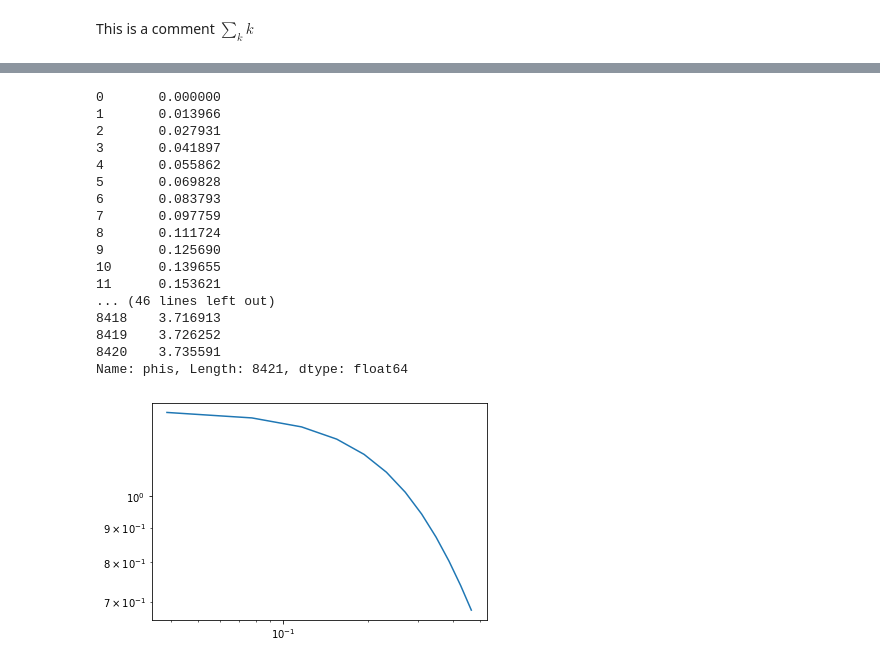
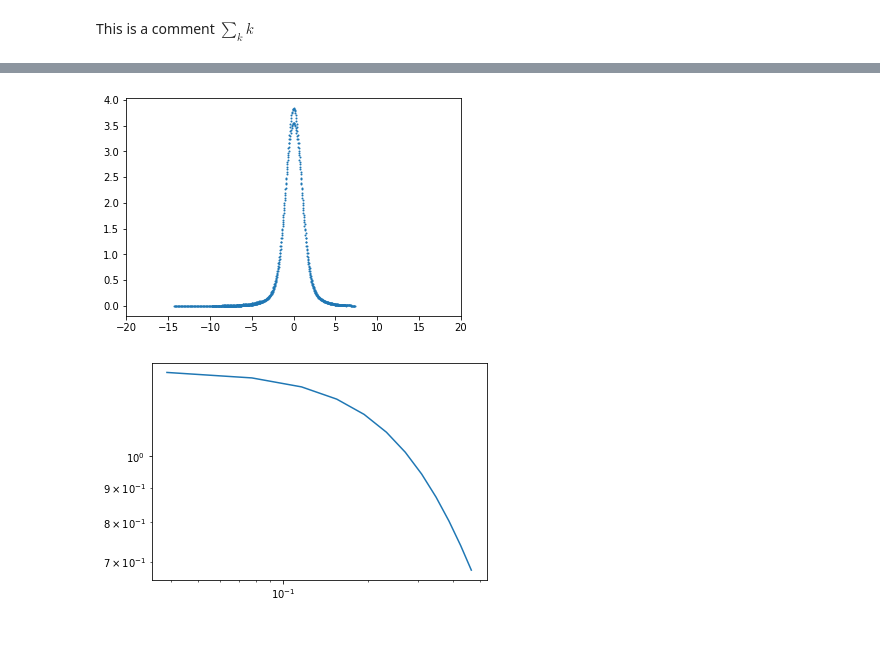
Before and after one commit to n-e-sherman/mps, a Jupyter notebook: jupyter/Untitled.ipynb, the cells around one changed output, grey strips where cells are left out. Saved outputs shown, nothing was run; the diff lists cells and outputs as text; code cells hidden in the pictures; blank space fills up the shorter version.

```diff
--- a/jupyter/Untitled.ipynb
+++ b/jupyter/Untitled.ipynb
@@ -99,30 +86,32 @@ for i,f in enumerate(os.listdir("../.results/broadening/")):
         df = pd.concat([df,pd.read_csv('../.results/broadening/'+f)])
 # %%
 dft = df.loc[(df['eta'] == 0.1) & (df['thermal'] == 1) & (df['N']==50) & (df['Model']=='XX') & (df['MaxDim'] == 50) & (df['nChebysev']==100)]
-# %%
-dft = pd.read_csv('S/Heisenberg_80_Chebyshev')
-dft['q'] = dft.qFactor*np.pi*(80.0/81.0)
-dft['phis'] = dft.omega/(dft.q**(3.0/2.0))
-dft['Sp'] = (dft.q**(3.0/2.0))*dft.S
-print(dft['phis'])
-# %% [output]
-0       0.000000
-1       0.013966
-2       0.027931
-3       0.041897
-4       0.055862
-5       0.069828
-6       0.083793
-7       0.097759
-8       0.111724
-9       0.125690
-10      0.139655
-11      0.153621
-... (46 lines left out)
-8418    3.716913
-8419    3.726252
-8420    3.735591
-Name: phis, Length: 8421, dtype: float64
+# %%
+dft = pd.read_csv('S/Heisenberg_50_Chebyshev')
+dft = dft.loc[(dft['omega'] < 1.5) & (dft['qFactor'] > 0.07)]
+dft['q'] = dft.qFactor*np.pi*(50.0/51.0)
+dft['phisG'] = dft.omega/(dft.q**(2.0))
+dft['SpG'] = (20*dft.q**(2.0))*dft.S
+dft['phis'] = dft.omega/(dft.q**(3.0/2.0))
+dft['Sp'] = (20*dft.q**(3.0/2.0))*dft.S
+phis = dft.phis
+Sp = dft.Sp
+phisG = dft.phisG
+SpG = dft.SpG
+inds = np.argsort(phis)
+phis = phis[inds]
+Sp = Sp[inds]
+indsG = np.argsort(phisG)
+phisG = phis[indsG]
+SpG = SpG[indsG]
+plt.scatter(phis,Sp,s=1)
+plt.xlim(-20,20)
+plt.show()
+#plt.scatter(phisG,SpG,s=1)
+#plt.xlim(-20,20)
+#plt.show()
+# %% [output]
+[figure, added]
 # %%
 dftw0 = dft.loc[(dft.omega == 0) & (dft.qFactor<1.1)]
 # %%
```
Also changed, not shown: parts of 4 cells of this notebook, 13 other files.
